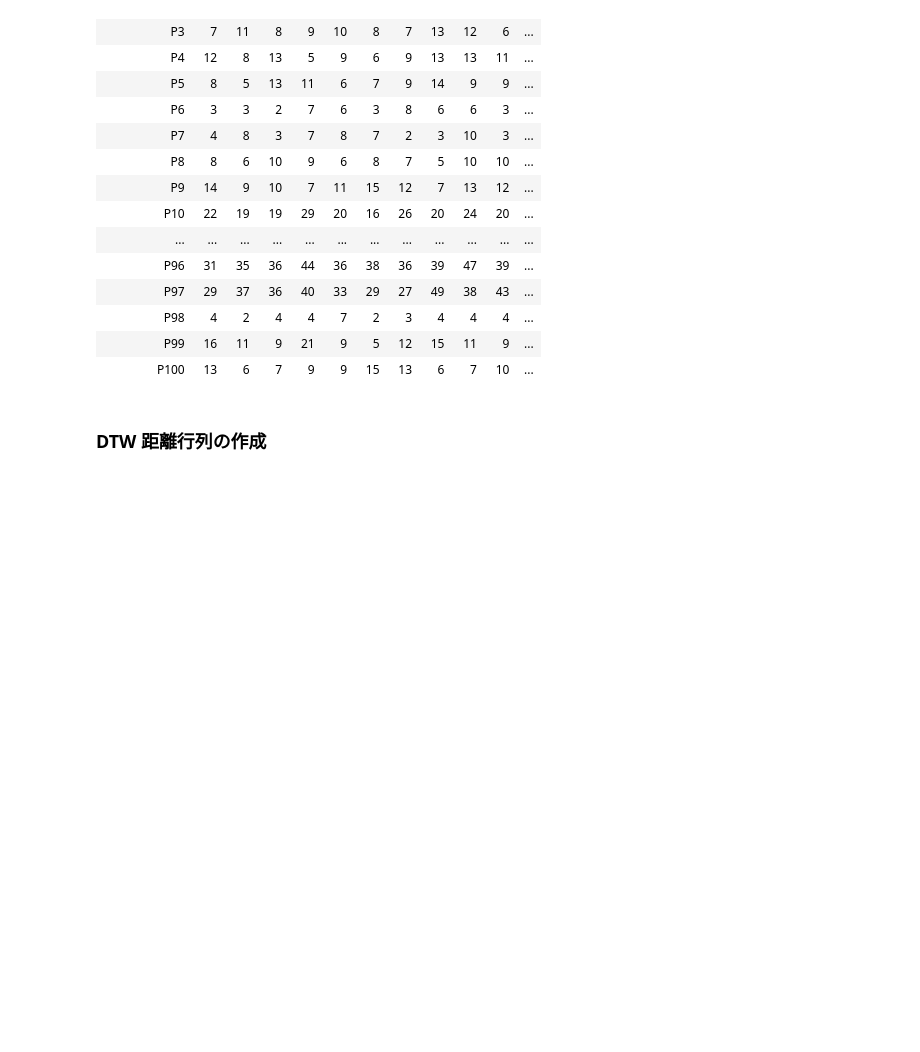
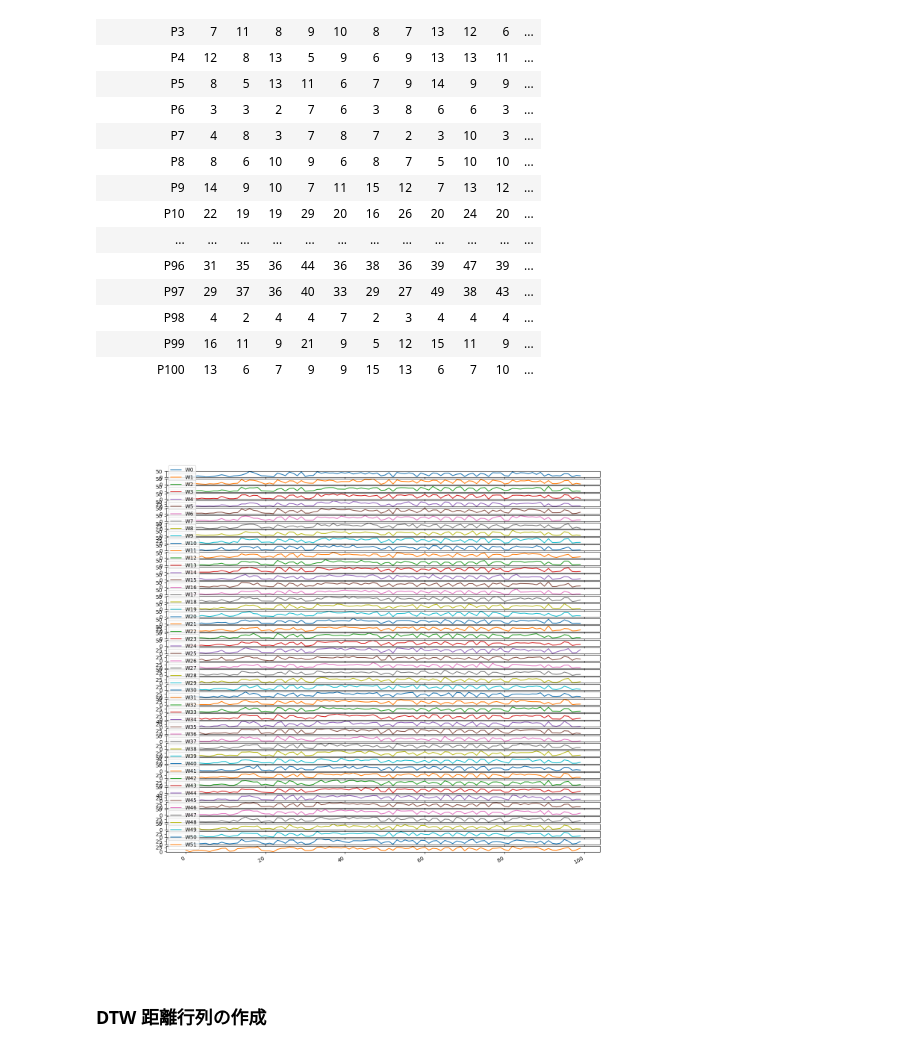
Before and after one commit to konabuta/ML-Workshop, a Jupyter notebook: Clustering/Dynamic-Time-Warping/Detect-Sales-Trend.ipynb, the cells around one changed output. Drawn from its saved outputs; the diff is of its cells as text; code cells hidden in the pictures; blank space fills up the shorter version.

```diff
--- a/Clustering/Dynamic-Time-Warping/Detect-Sales-Trend.ipynb
+++ b/Clustering/Dynamic-Time-Warping/Detect-Sales-Trend.ipynb
@@ -36,6 +36,16 @@ display(spark.createDataFrame(sales_pdf))
 | P98 | 4 | 2 | 4 | 4 | 7 | 2 | 3 | 4 | 4 | 4 | ... |
 | P99 | 16 | 11 | 9 | 21 | 9 | 5 | 12 | 15 | 11 | 9 | ... |
 | P100 | 13 | 6 | 7 | 9 | 9 | 15 | 13 | 6 | 7 | 10 | ... |
+# %%
+import matplotlib.pyplot as plt
+
+plt.clf()
+plt.figure()
+sales_pdf.iloc[:,:53].plot(subplots=True, sharex=True, figsize=(15,15))
+plt.savefig(img_path+"salestrend-line.png")
+display(plt.show())
+# %% [output]
+[figure, added]
 # %% [markdown]
 ### DTW 距離行列の作成
 # %%
```
Also changed, not shown: 2 other files.
